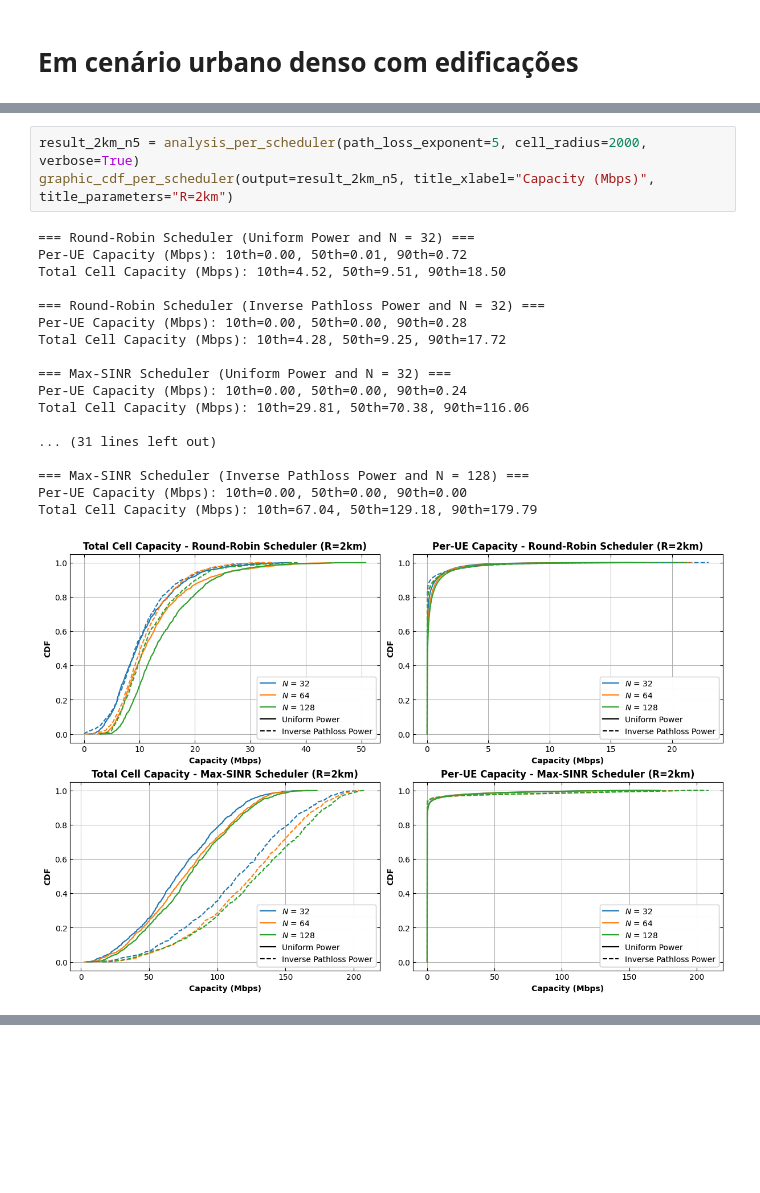
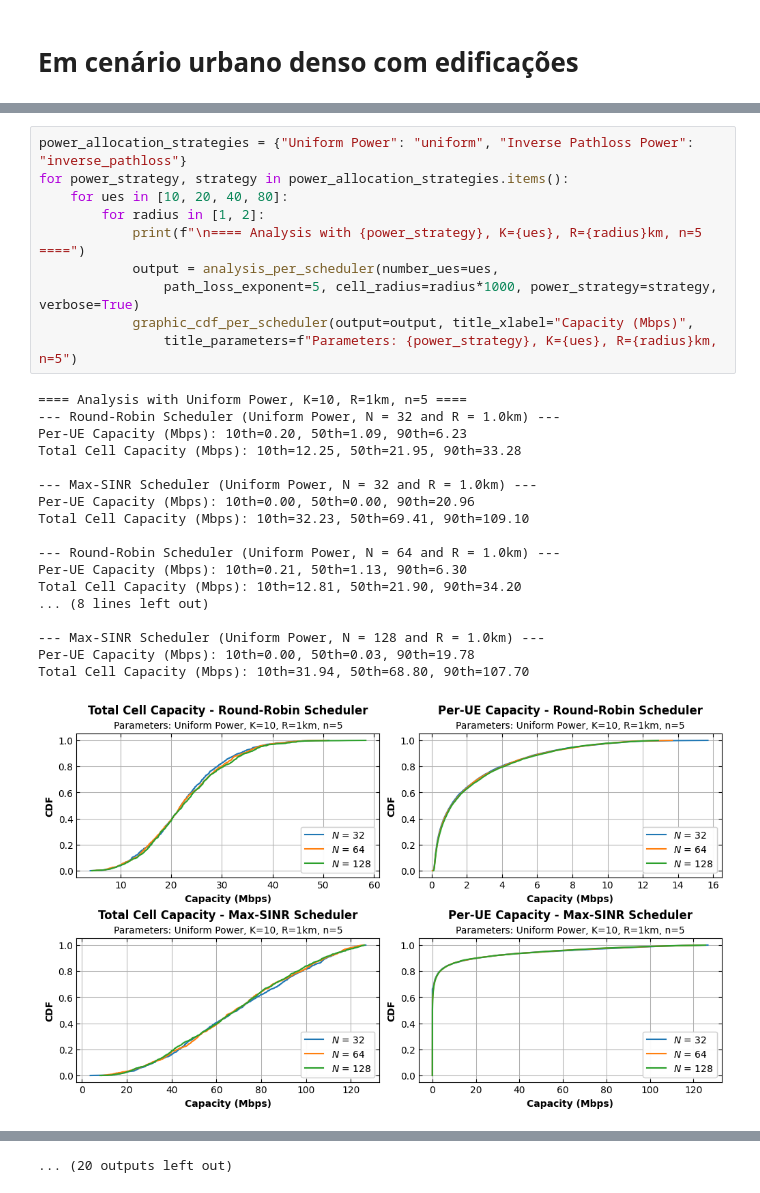
Before and after one commit to marianamf0/system_ofdma, a Jupyter notebook: atividade.ipynb, the cells around one changed output, grey strips where cells are left out. Cells and saved outputs as stored; diff of their text form; blank space fills up the shorter version.

```diff
--- a/atividade.ipynb
+++ b/atividade.ipynb
@@ -82,22 +136,29 @@ Total Cell Capacity (Mbps): 10th=73.58, 50th=115.75, 90th=145.48
-# %%
-result_2km_n5 = analysis_per_scheduler(path_loss_exponent=5, cell_radius=2000, verbose=True)
-graphic_cdf_per_scheduler(output=result_2km_n5, title_xlabel="Capacity (Mbps)", title_parameters="R=2km")
-# %% [output]
-=== Round-Robin Scheduler (Uniform Power and N = 32) ===
-Per-UE Capacity (Mbps): 10th=0.00, 50th=0.01, 90th=0.72
-Total Cell Capacity (Mbps): 10th=4.52, 50th=9.51, 90th=18.50
-
-=== Round-Robin Scheduler (Inverse Pathloss Power and N = 32) ===
-Per-UE Capacity (Mbps): 10th=0.00, 50th=0.00, 90th=0.28
-Total Cell Capacity (Mbps): 10th=4.28, 50th=9.25, 90th=17.72
-
-=== Max-SINR Scheduler (Uniform Power and N = 32) ===
-Per-UE Capacity (Mbps): 10th=0.00, 50th=0.00, 90th=0.24
-Total Cell Capacity (Mbps): 10th=29.81, 50th=70.38, 90th=116.06
-
-... (31 lines left out)
-
-=== Max-SINR Scheduler (Inverse Pathloss Power and N = 128) ===
-Per-UE Capacity (Mbps): 10th=0.00, 50th=0.00, 90th=0.00
-Total Cell Capacity (Mbps): 10th=67.04, 50th=129.18, 90th=179.79
-[figure, removed]
+# %%
+power_allocation_strategies = {"Uniform Power": "uniform", "Inverse Pathloss Power": "inverse_pathloss"}
+for power_strategy, strategy in power_allocation_strategies.items():
+    for ues in [10, 20, 40, 80]:
+        for radius in [1, 2]:
+            print(f"\n==== Analysis with {power_strategy}, K={ues}, R={radius}km, n=5 ====")
+            output = analysis_per_scheduler(number_ues=ues,
+                path_loss_exponent=5, cell_radius=radius*1000, power_strategy=strategy, verbose=True)
+            graphic_cdf_per_scheduler(output=output, title_xlabel="Capacity (Mbps)",
+                title_parameters=f"Parameters: {power_strategy}, K={ues}, R={radius}km, n=5")
+# %% [output]
+==== Analysis with Uniform Power, K=10, R=1km, n=5 ====
+--- Round-Robin Scheduler (Uniform Power, N = 32 and R = 1.0km) ---
+Per-UE Capacity (Mbps): 10th=0.20, 50th=1.09, 90th=6.23
+Total Cell Capacity (Mbps): 10th=12.25, 50th=21.95, 90th=33.28
+
+--- Max-SINR Scheduler (Uniform Power, N = 32 and R = 1.0km) ---
+Per-UE Capacity (Mbps): 10th=0.00, 50th=0.00, 90th=20.96
+Total Cell Capacity (Mbps): 10th=32.23, 50th=69.41, 90th=109.10
+
+--- Round-Robin Scheduler (Uniform Power, N = 64 and R = 1.0km) ---
+Per-UE Capacity (Mbps): 10th=0.21, 50th=1.13, 90th=6.30
+Total Cell Capacity (Mbps): 10th=12.81, 50th=21.90, 90th=34.20
+... (8 lines left out)
+
+--- Max-SINR Scheduler (Uniform Power, N = 128 and R = 1.0km) ---
+Per-UE Capacity (Mbps): 10th=0.00, 50th=0.03, 90th=19.78
+Total Cell Capacity (Mbps): 10th=31.94, 50th=68.80, 90th=107.70
+[figure, added]
@@ -103,0 +255 @@ Total Cell Capacity (Mbps): 10th=67.04, 50th=129.18, 90th=179.79
+... (20 outputs left out)
```
Also changed, not shown: parts of 5 cells of this notebook, 3 other files.
